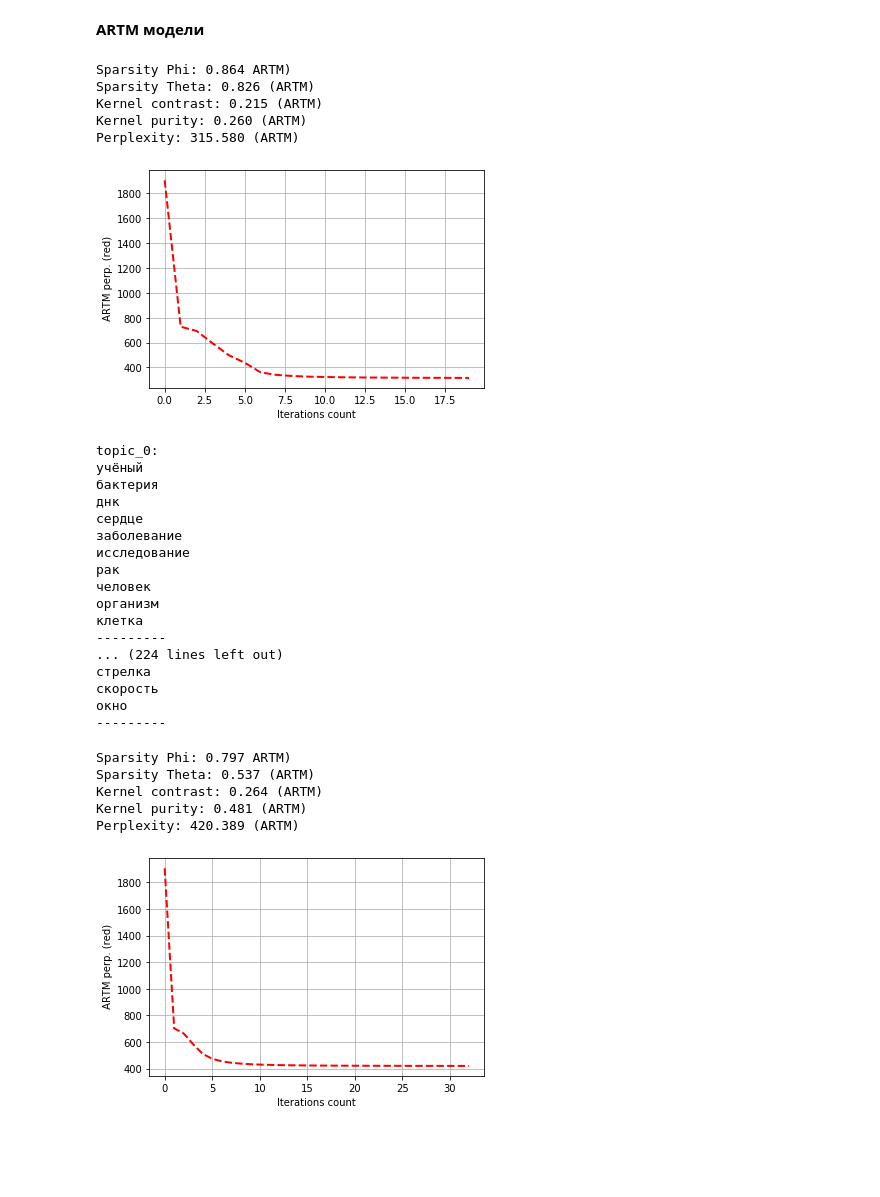
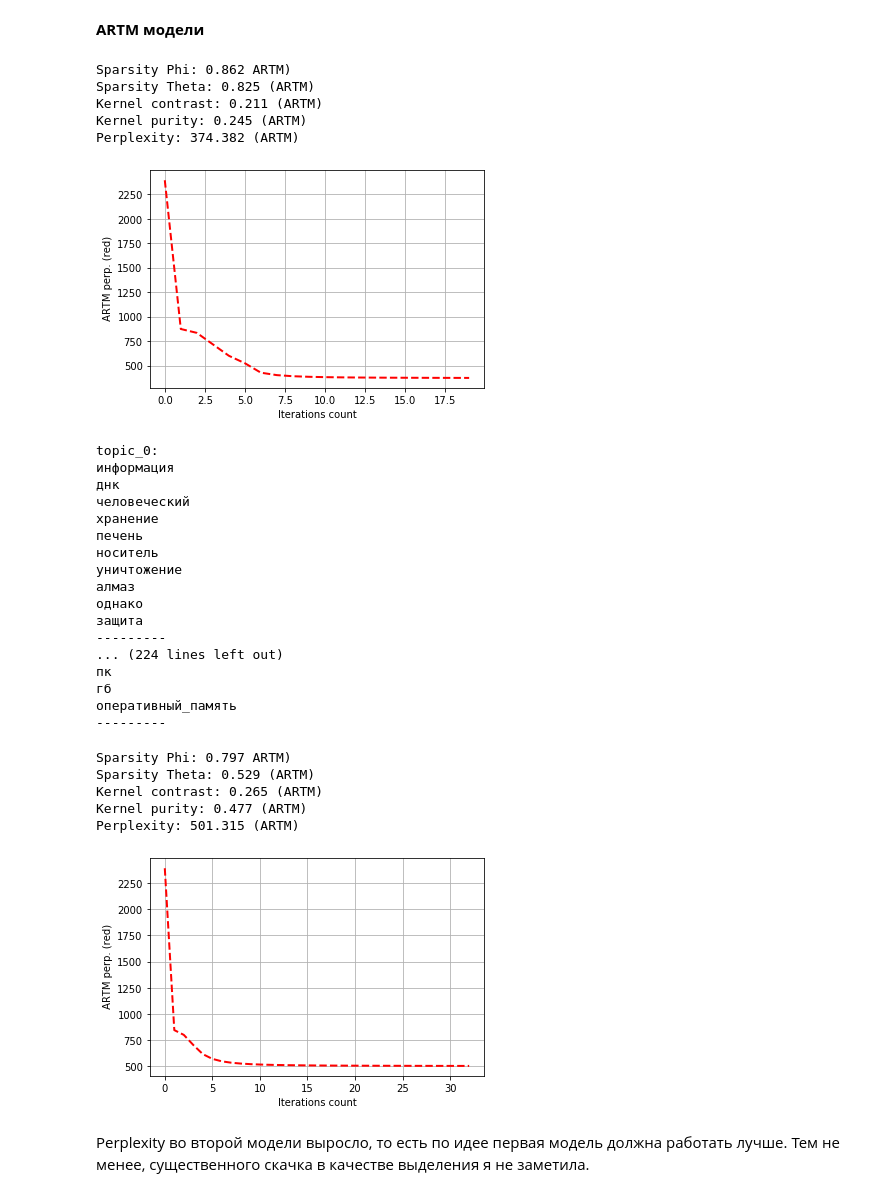
Before and after one commit to SvA1/Compling, a Jupyter notebook: HW5_part2.ipynb, the cells around one changed output. Saved outputs shown, nothing was run; the diff lists cells and outputs as text; code cells hidden in the pictures; blank space fills up the shorter version.

```diff
--- a/HW5_part2.ipynb
+++ b/HW5_part2.ipynb
@@ -278,6 +153,6 @@ token, class_id, token_value, token_tf, token_df
 # %%
 dictionary = artm.Dictionary()
-dictionary.load_text('habr_filtered.txt')
+dictionary.load_text('dict.txt')
 # %% [markdown]
 **ARTM модели**
 # %%
@@ -359,55 +234,57 @@ for i in range(15):
 
 print_measures(model_1)
 # %% [output]
-Sparsity Phi: 0.864 ARTM)
-Sparsity Theta: 0.826 (ARTM)
-Kernel contrast: 0.215 (ARTM)
-Kernel purity: 0.260 (ARTM)
-Perplexity: 315.580 (ARTM)
+Sparsity Phi: 0.862 ARTM)
+Sparsity Theta: 0.825 (ARTM)
+Kernel contrast: 0.211 (ARTM)
+Kernel purity: 0.245 (ARTM)
+Perplexity: 374.382 (ARTM)
 [figure]
 # %%
-view_topics(model_1, 20)
+topics(model_1, 20)
 # %% [output]
 topic_0:
-учёный
-бактерия
+информация
 днк
-сердце
-заболевание
-исследование
-рак
-человек
-организм
-клетка
+человеческий
+хранение
+печень
+носитель
+уничтожение
+алмаз
+однако
+защита
 ---------
 ... (224 lines left out)
-стрелка
-скорость
-окно
+пк
+гб
+оперативный_память
 ---------
 # %%
 n_topics = 50
-model_2 = init_model(n_topics, 0.1, 0.05)
+model_2 = init_model(n_topics, 0.3, 0.05)
 model_2.fit_offline(batch_vectorizer=batch_vectorizer, num_collection_passes=3)
 model_2.regularizers.add(artm.SmoothSparsePhiRegularizer(name='SparsePhi', tau=-0.15,
                                                             topic_names=[f'topic_{i}' for i in range(1, n_topics)],
                                                             ))
 model_2.regularizers.add(artm.SmoothSparseThetaRegularizer(name='SparseTheta', tau=-0.15,
                                                               topic_names=[f'topic_{i}' for i in range(1, n_topics)]))
 phi_tau = model_2.regularizers['SparsePhi'].tau
 theta_tau = model_2.regularizers['SparseTheta'].tau
 
 for i in range(30):
     model_2.regularizers['SparsePhi'].tau = (phi_tau + (phi_tau*0.25))
     model_2.regularizers['SparseTheta'].tau = (theta_tau + (theta_tau*0.1))
 
     model_2.fit_offline(batch_vectorizer=batch_vectorizer, num_collection_passes=1)
 
 print_measures(model_2)
 # %% [output]
 Sparsity Phi: 0.797 ARTM)
-Sparsity Theta: 0.537 (ARTM)
-Kernel contrast: 0.264 (ARTM)
-Kernel purity: 0.481 (ARTM)
-Perplexity: 420.389 (ARTM)
+Sparsity Theta: 0.529 (ARTM)
+Kernel contrast: 0.265 (ARTM)
+Kernel purity: 0.477 (ARTM)
+Perplexity: 501.315 (ARTM)
-[figure, old version]
+[figure, new version]
+# %% [markdown]
+Perplexity во второй модели выросло, то есть по идее первая модель должна работать лучше. Тем не менее, существенного скачка в качестве выделения я не заметила.
```
Also changed, not shown: parts of 19 cells of this notebook.
